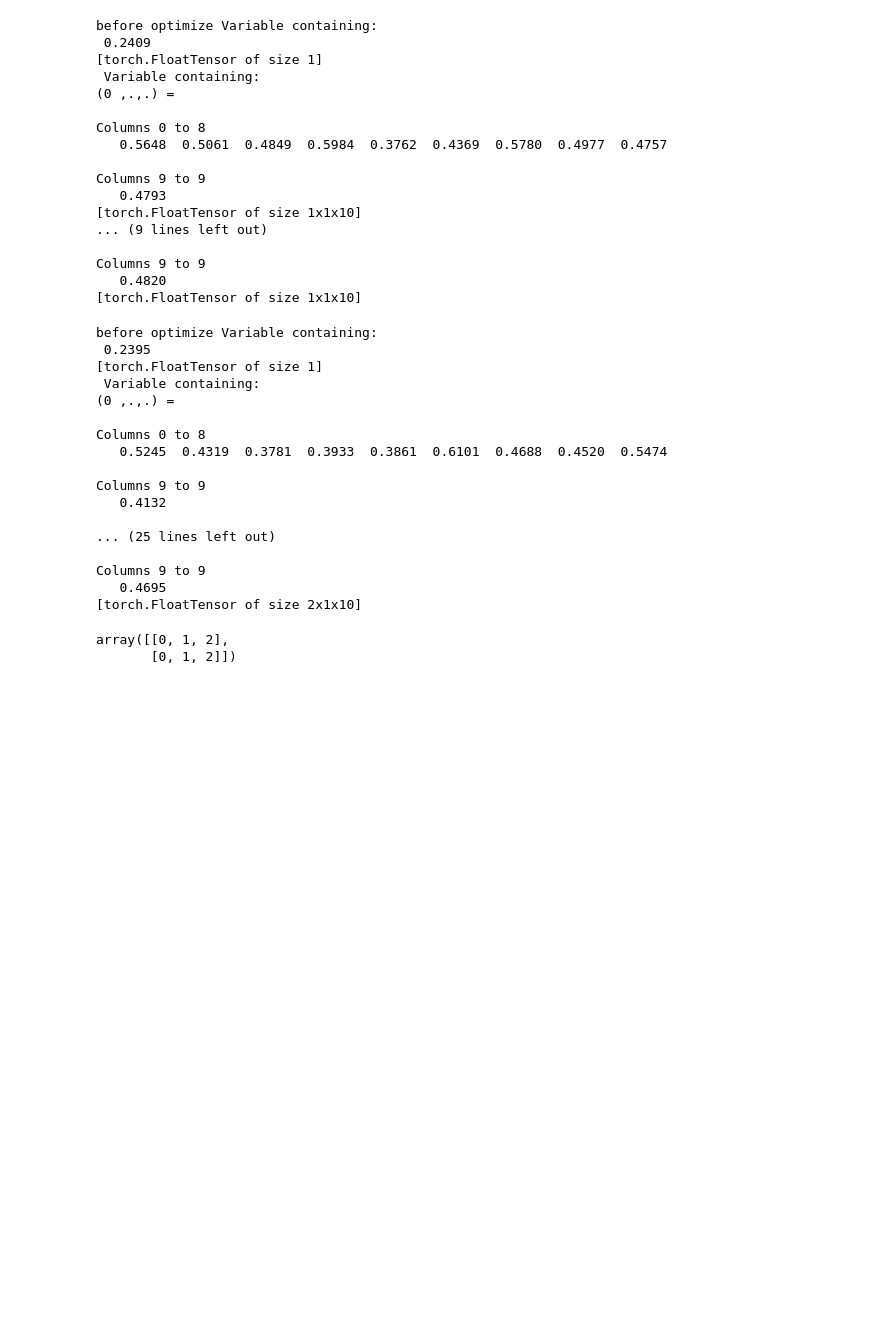
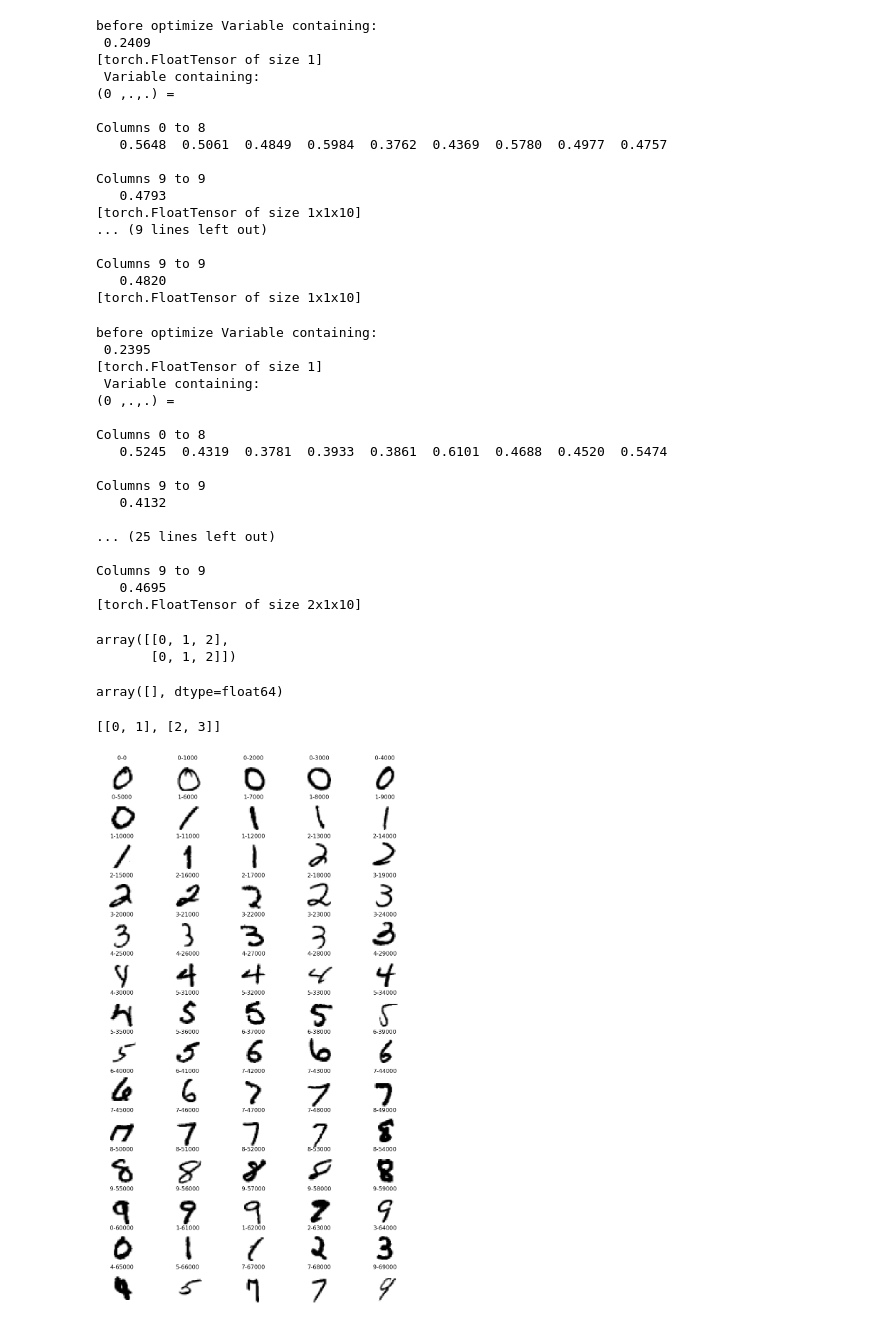
Before and after one commit to DerekLiang/neural-networks-and-deep-learning, a Jupyter notebook: src/mnist.ipynb, the cells around one changed output. Cells and saved outputs as stored; diff of their text form; code cells hidden in the pictures; blank space fills up the shorter version.

Commit message:
showing data mnist data as image

```diff
--- a/src/mnist.ipynb
+++ b/src/mnist.ipynb
@@ -239,10 +239,45 @@ Columns 9 to 9
 Columns 9 to 9
    0.4695
 [torch.FloatTensor of size 2x1x10]
-# %%
-np.concatenate((np.arange(3),np.arange(3))).reshape(2,3)
-# %% [output]
-array([[0, 1, 2],
-       [0, 1, 2]])
+# %%
+def get_batch(idxs, bs = 100):
+    numbers = np.arange(10)
+    for i in range(0, len(idxs)//bs):
+            image_target_pair = [ ( np.array(mnist.data[idxs[j]]), (numbers == mnist.target[idxs[j]]).astype(int) )  for j in range(i*bs, (i+1)*bs)]
+# %% [output]
+array([[0, 1, 2],
+       [0, 1, 2]])
 # %%
 !git gui
+# %%
+np.array([])
+# %% [output]
+array([], dtype=float64)
+# %%
+def get_batch(idxs, bs = 100):
+    numbers = np.arange(10)
+    for i in range(0, len(idxs)//bs):
+        yield [ j  for j in range(i*bs, (i+1)*bs)]
+
+print([x for x in get_batch([0,1,2,3,4], 2)])
+# %% [output]
+[[0, 1], [2, 3]]
+# %%
+def show_batch(idxs):
+    w=10
+    h=10
+    columns = 5
+    rows = len(idxs)//columns
+    fig=plt.figure(figsize=(16, rows*2))
+    for i in range(1, columns*rows +1):
+        idx = idxs[i-1]
+        img =  mnist.data[idx].reshape((28,28))
+        sp = fig.add_subplot(rows, columns , i)
+        sp.axis('Off')
+        sp.set_title(str(int(mnist.target[idx]))+'-'+str(idx), fontsize=16)
+        fig.add_subplot(rows, columns, i)
+        plt.imshow(img, cmap='gray_r')
+
+show_batch(range(0,70000,1000))
+# %% [output]
+[figure, added]
```
